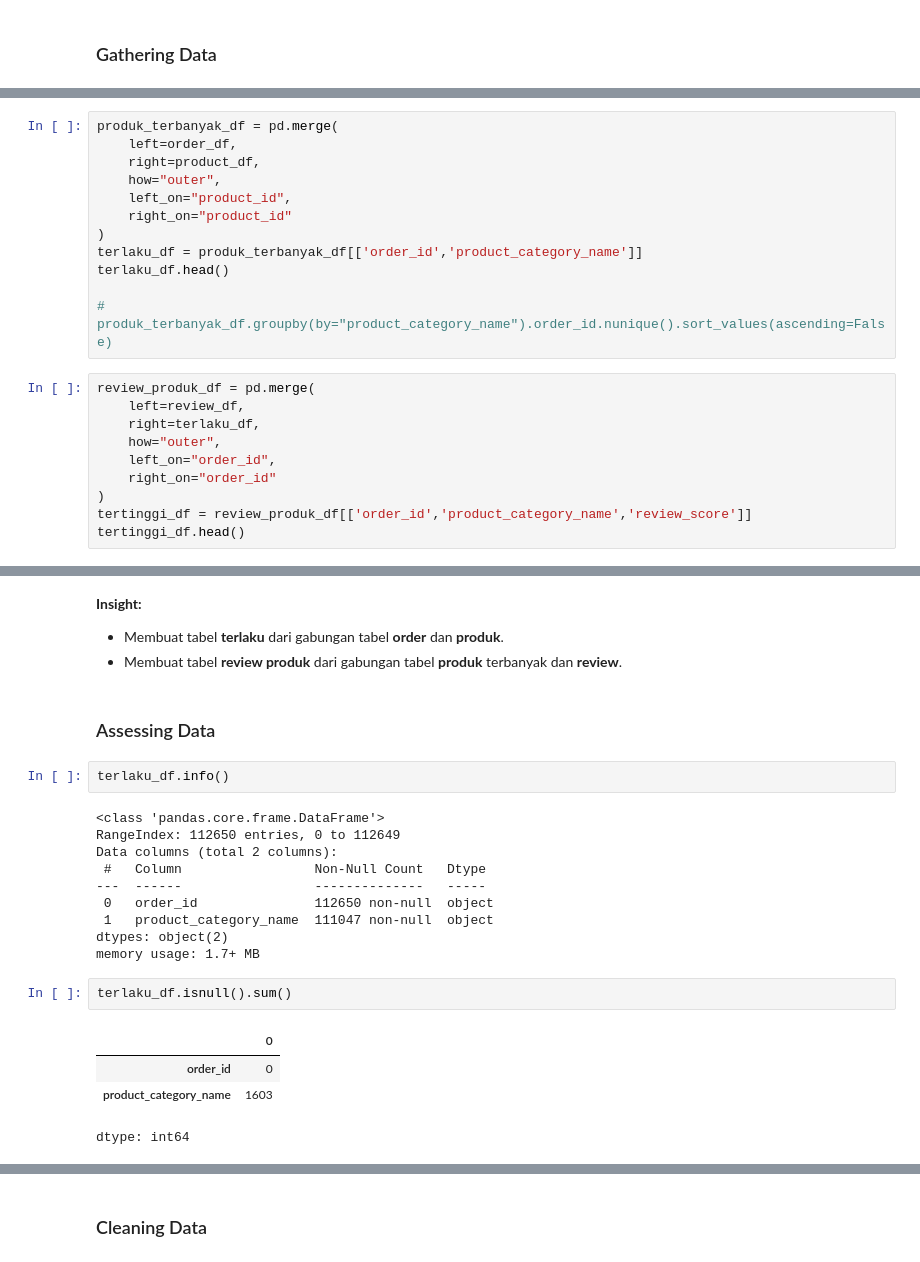
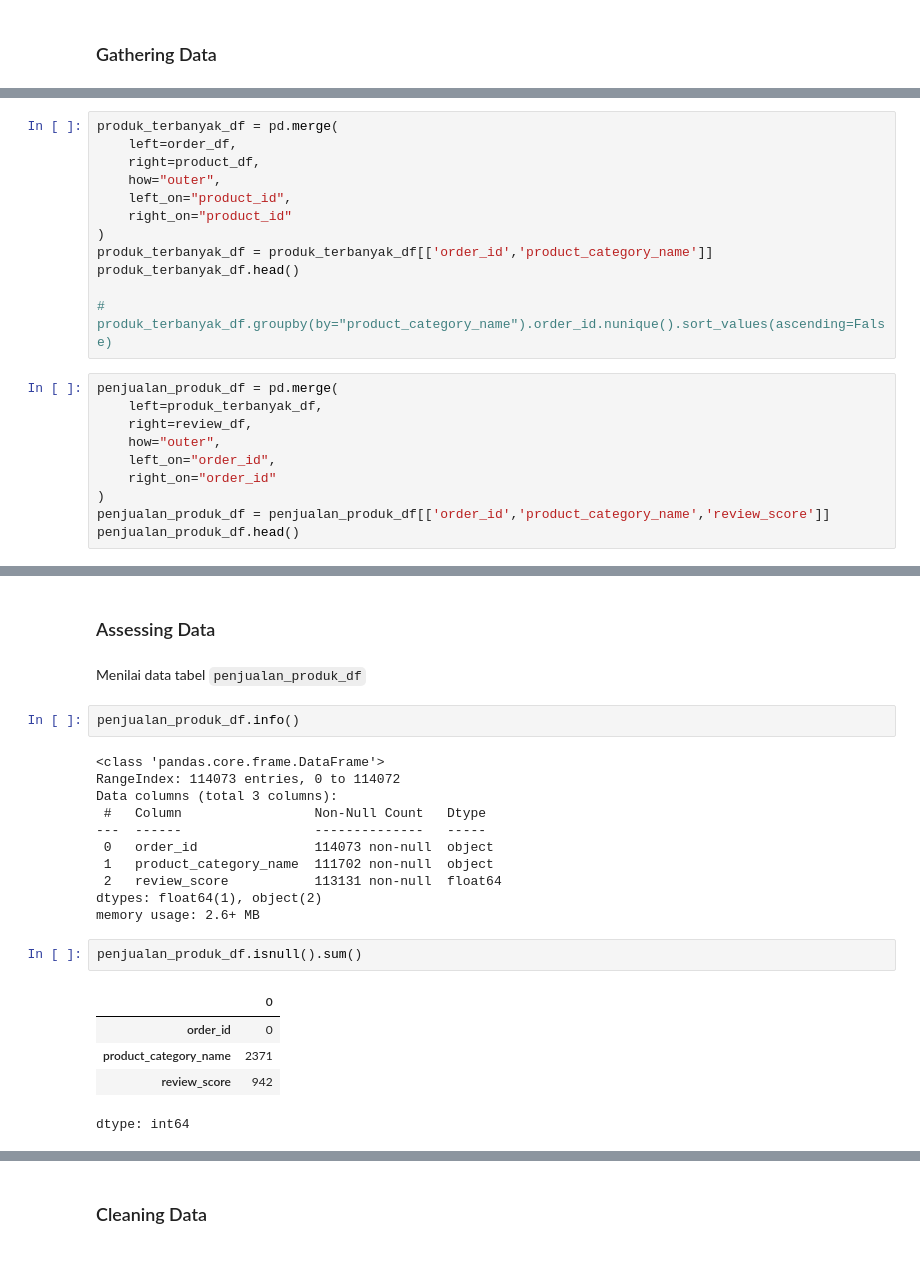
Before and after one commit to anggaxvi/Analisis-Data-E-Commerce, a Jupyter notebook: notebook.ipynb, the cells around one changed output, grey strips where cells are left out. Drawn from its saved outputs; the diff is of its cells as text.

```diff
--- a/notebook.ipynb
+++ b/notebook.ipynb
@@ -61,17 +61,17 @@ produk_terbanyak_df = pd.merge(
     left_on="product_id",
     right_on="product_id"
 )
-terlaku_df = produk_terbanyak_df[['order_id','product_category_name']]
-terlaku_df.head()
+produk_terbanyak_df = produk_terbanyak_df[['order_id','product_category_name']]
+produk_terbanyak_df.head()
 
 # produk_terbanyak_df.groupby(by="product_category_name").order_id.nunique().sort_values(ascending=False)
 # %%
-review_produk_df = pd.merge(
-    left=review_df,
-    right=terlaku_df,
+penjualan_produk_df = pd.merge(
+    left=produk_terbanyak_df,
+    right=review_df,
     how="outer",
     left_on="order_id",
     right_on="order_id"
 )
-tertinggi_df = review_produk_df[['order_id','product_category_name','review_score']]
-tertinggi_df.head()
+penjualan_produk_df = penjualan_produk_df[['order_id','product_category_name','review_score']]
+penjualan_produk_df.head()
@@ -78,25 +85,25 @@ tertinggi_df.head()
-# %% [markdown]
-**Insight:**
-- Membuat tabel **terlaku** dari gabungan tabel **order** dan **produk**.
-- Membuat tabel **review produk** dari gabungan tabel **produk** terbanyak dan **review**.
 # %% [markdown]
 ### Assessing Data
+# %% [markdown]
+Menilai data tabel `penjualan_produk_df`
 # %%
-terlaku_df.info()
+penjualan_produk_df.info()
 # %% [output]
 <class 'pandas.core.frame.DataFrame'>
-RangeIndex: 112650 entries, 0 to 112649
-Data columns (total 2 columns):
+RangeIndex: 114073 entries, 0 to 114072
+Data columns (total 3 columns):
  #   Column                 Non-Null Count   Dtype
 ---  ------                 --------------   -----
- 0   order_id               112650 non-null  object
- 1   product_category_name  111047 non-null  object
-dtypes: object(2)
-memory usage: 1.7+ MB
+ 0   order_id               114073 non-null  object
+ 1   product_category_name  111702 non-null  object
+ 2   review_score           113131 non-null  float64
+dtypes: float64(1), object(2)
+memory usage: 2.6+ MB
 # %%
-terlaku_df.isnull().sum()
+penjualan_produk_df.isnull().sum()
 # %% [output]
 |  | 0 |
 | order_id | 0 |
-| product_category_name | 1603 |
+| product_category_name | 2371 |
+| review_score | 942 |
 dtype: int64
```
Also changed, not shown: parts of 19 cells of this notebook.
